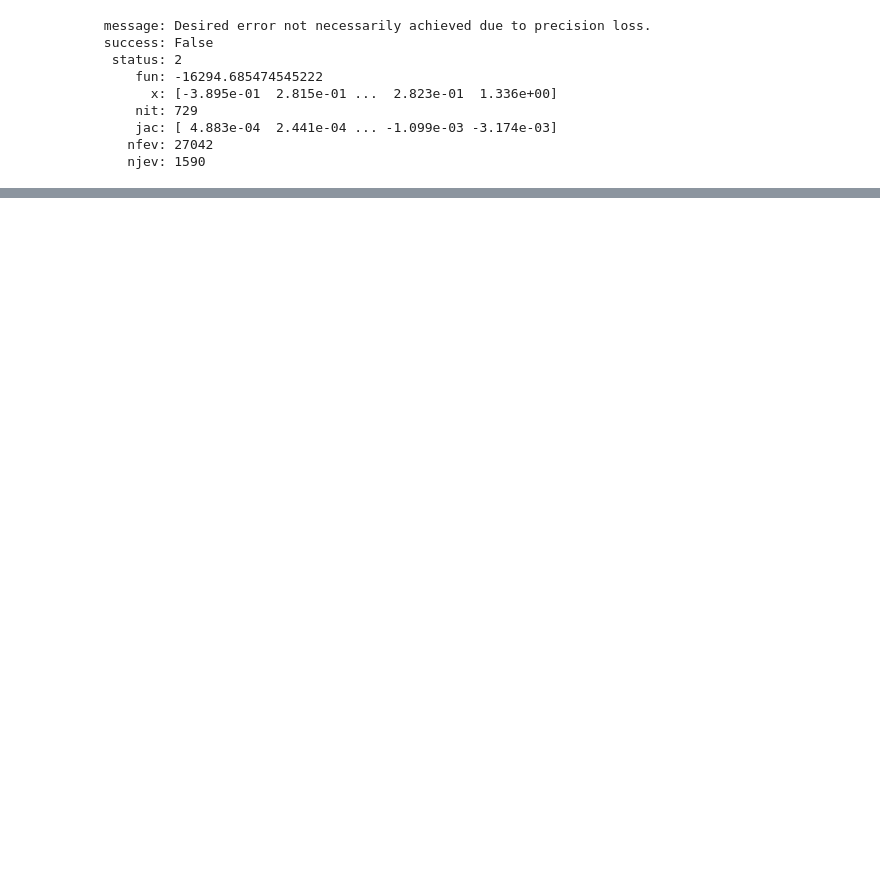
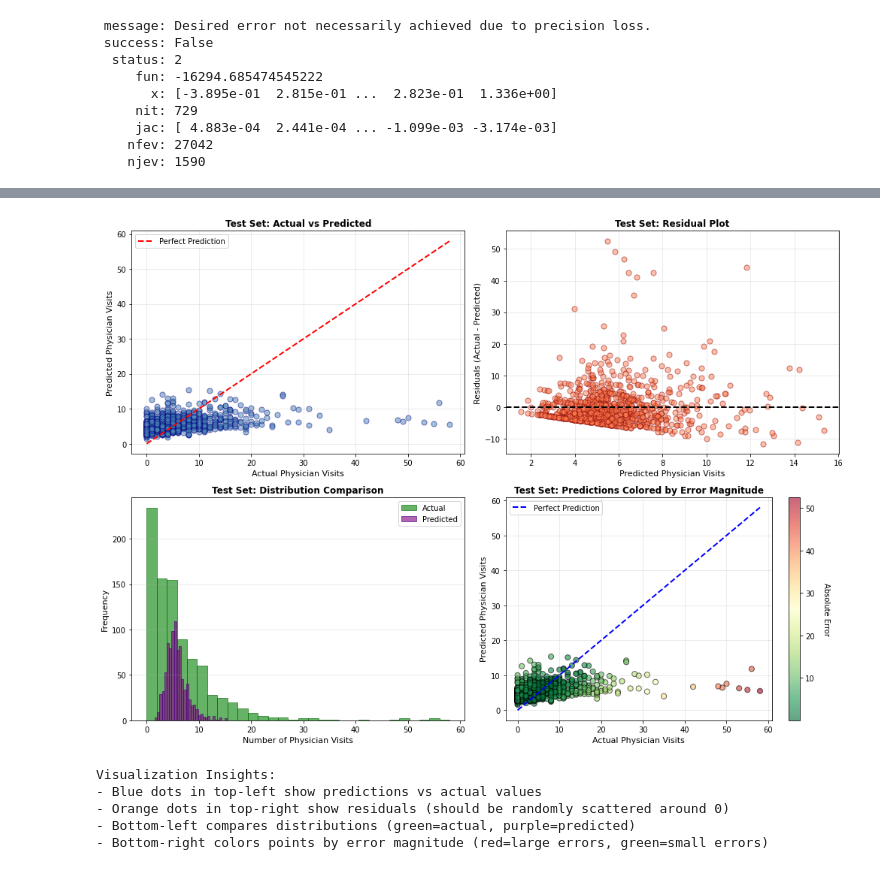
Before and after one commit to Particle9/IntroDataScience, a Jupyter notebook: Prev Exam/ExamJanuary_2023_problem.ipynb, the cells around one changed output, grey strips where cells are left out. Drawn from its saved outputs; the diff is of its cells as text; code cells hidden in the pictures; blank space fills up the shorter version.

Commit message:
Add Checked and Corrected Parts

```diff
--- a/Prev Exam/ExamJanuary_2023_problem.ipynb
+++ b/Prev Exam/ExamJanuary_2023_problem.ipynb
@@ -918,0 +1178,67 @@ problem3_metric
+# %%
+# Part 5: Scatter plots to visualize the data shape
+
+import matplotlib.pyplot as plt
+
+fig, axes = plt.subplots(2, 2, figsize=(14, 10))
+
+# Plot 1: Actual vs Predicted on Test Set
+axes[0, 0].scatter(problem3_y_test, y_pred_test, alpha=0.5, c='steelblue', edgecolors='navy', s=50)
+axes[0, 0].plot([problem3_y_test.min(), problem3_y_test.max()],
+                [problem3_y_test.min(), problem3_y_test.max()],
+                'r--', lw=2, label='Perfect Prediction')
+axes[0, 0].set_xlabel('Actual Physician Visits', fontsize=11)
+axes[0, 0].set_ylabel('Predicted Physician Visits', fontsize=11)
+axes[0, 0].set_title('Test Set: Actual vs Predicted', fontsize=12, fontweight='bold')
+axes[0, 0].legend()
+axes[0, 0].grid(alpha=0.3)
+
+# Plot 2: Residuals vs Predicted (Test Set)
+residuals_test = problem3_y_test.values - y_pred_test
+axes[0, 1].scatter(y_pred_test, residuals_test, alpha=0.5, c='coral', edgecolors='darkred', s=50)
+axes[0, 1].axhline(y=0, color='black', linestyle='--', lw=2)
+axes[0, 1].set_xlabel('Predicted Physician Visits', fontsize=11)
+axes[0, 1].set_ylabel('Residuals (Actual - Predicted)', fontsize=11)
+axes[0, 1].set_title('Test Set: Residual Plot', fontsize=12, fontweight='bold')
+axes[0, 1].grid(alpha=0.3)
+
+# Plot 3: Distribution of Actual vs Predicted (Test Set)
+axes[1, 0].hist(problem3_y_test, bins=30, alpha=0.6, color='green', edgecolor='darkgreen', label='Actual')
+axes[1, 0].hist(y_pred_test, bins=30, alpha=0.6, color='purple', edgecolor='indigo', label='Predicted')
+axes[1, 0].set_xlabel('Number of Physician Visits', fontsize=11)
+axes[1, 0].set_ylabel('Frequency', fontsize=11)
+axes[1, 0].set_title('Test Set: Distribution Comparison', fontsize=12, fontweight='bold')
+axes[1, 0].legend()
+axes[1, 0].grid(alpha=0.3, axis='y')
+
+# Plot 4: Error Distribution (colored by magnitude)
+errors = np.abs(residuals_test)
+colors = plt.cm.RdYlGn_r(errors / errors.max())  # Red for large errors, green for small
+scatter = axes[1, 1].scatter(problem3_y_test, y_pred_test, c=errors, cmap='RdYlGn_r',
+                             alpha=0.6, edgecolors='black', s=50)
+axes[1, 1].plot([problem3_y_test.min(), problem3_y_test.max()],
+                [problem3_y_test.min(), problem3_y_test.max()],
+                'b--', lw=2, label='Perfect Prediction')
+axes[1, 1].set_xlabel('Actual Physician Visits', fontsize=11)
+axes[1, 1].set_ylabel('Predicted Physician Visits', fontsize=11)
+axes[1, 1].set_title('Test Set: Predictions Colored by Error Magnitude', fontsize=12, fontweight='bold')
+cbar = plt.colorbar(scatter, ax=axes[1, 1])
+cbar.set_label('Absolute Error', rotation=270, labelpad=20)
+axes[1, 1].legend()
+axes[1, 1].grid(alpha=0.3)
+
+plt.tight_layout()
+plt.show()
+
+print(f"\nVisualization Insights:")
+print(f"- Blue dots in top-left show predictions vs actual values")
+print(f"- Orange dots in top-right show residuals (should be randomly scattered around 0)")
+print(f"- Bottom-left compares distributions (green=actual, purple=predicted)")
+print(f"- Bottom-right colors points by error magnitude (red=large errors, green=small errors)")
+# %% [output]
+[figure, added]
+Visualization Insights:
+- Blue dots in top-left show predictions vs actual values
+- Orange dots in top-right show residuals (should be randomly scattered around 0)
+- Bottom-left compares distributions (green=actual, purple=predicted)
+- Bottom-right colors points by error magnitude (red=large errors, green=small errors)
```
Also changed, not shown: parts of 7 cells of this notebook.
